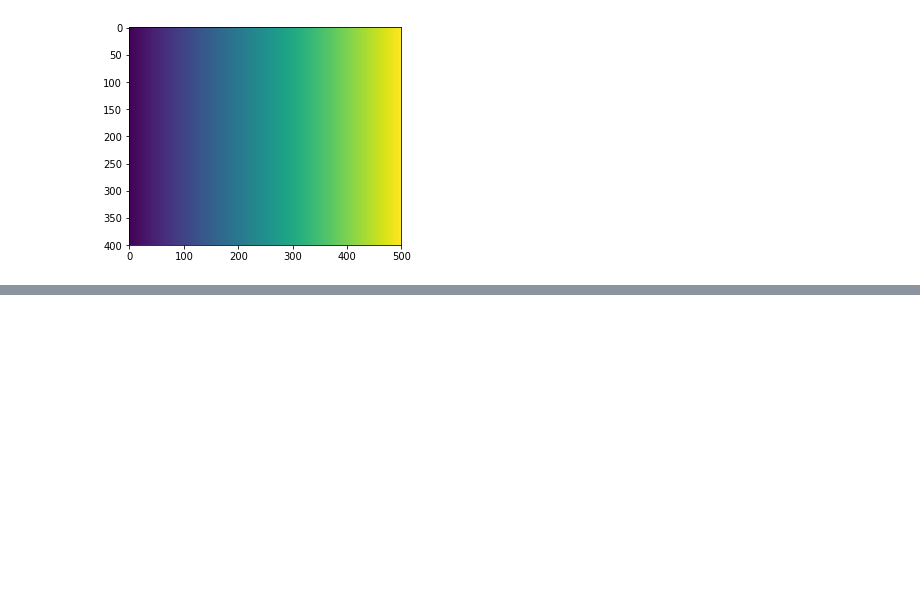
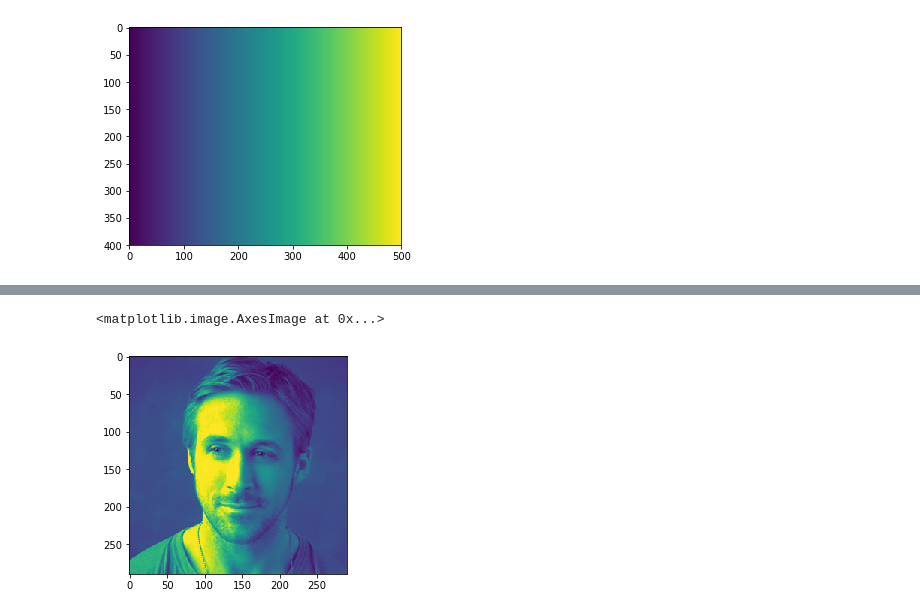
Before and after one commit to jchung05/42numpyrush, a Jupyter notebook: notebooks/jchung.ipynb, the cells around one changed output, grey strips where cells are left out. Cells and saved outputs as stored; diff of their text form; code cells hidden in the pictures; blank space fills up the shorter version.

```diff
--- a/notebooks/jchung.ipynb
+++ b/notebooks/jchung.ipynb
@@ -53,0 +73,22 @@ hates.imshow(img)
+# %%
+def channel_adjust(channel, values):
+    # flatten
+    orig_size = channel.shape
+    flat_channel = channel.flatten()
+    adjusted = fortytwo.interp(
+        flat_channel,
+        fortytwo.linspace(0, 1, len(values)),
+        values)
+
+    # put back into image form
+    return adjusted.reshape(orig_size)
+
+v = [0, 0.125, 0.25, 0.375, 0.5, 0.625, 0.865, 0.875, 1]
+w = [0, 0.05, 0.1, 0.5, 0.9, 0.95, 1.0]
+u = [0, 0.3, 0.5, 0.7, 1.0]
+
+adjusted = channel_adjust(r,v)
+hates.imshow(adjusted)
+# %% [output]
+<matplotlib.image.AxesImage at 0x...>
+[figure, added]
```
Also changed, not shown: parts of 7 cells of this notebook, 1 other file.
